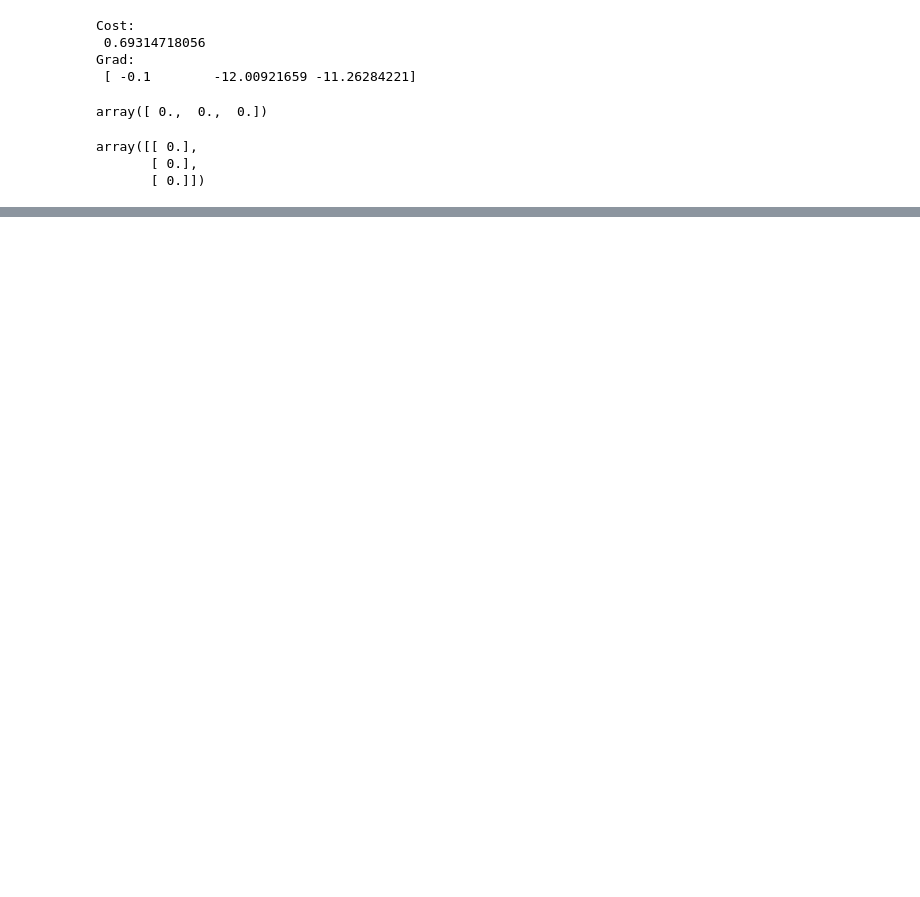
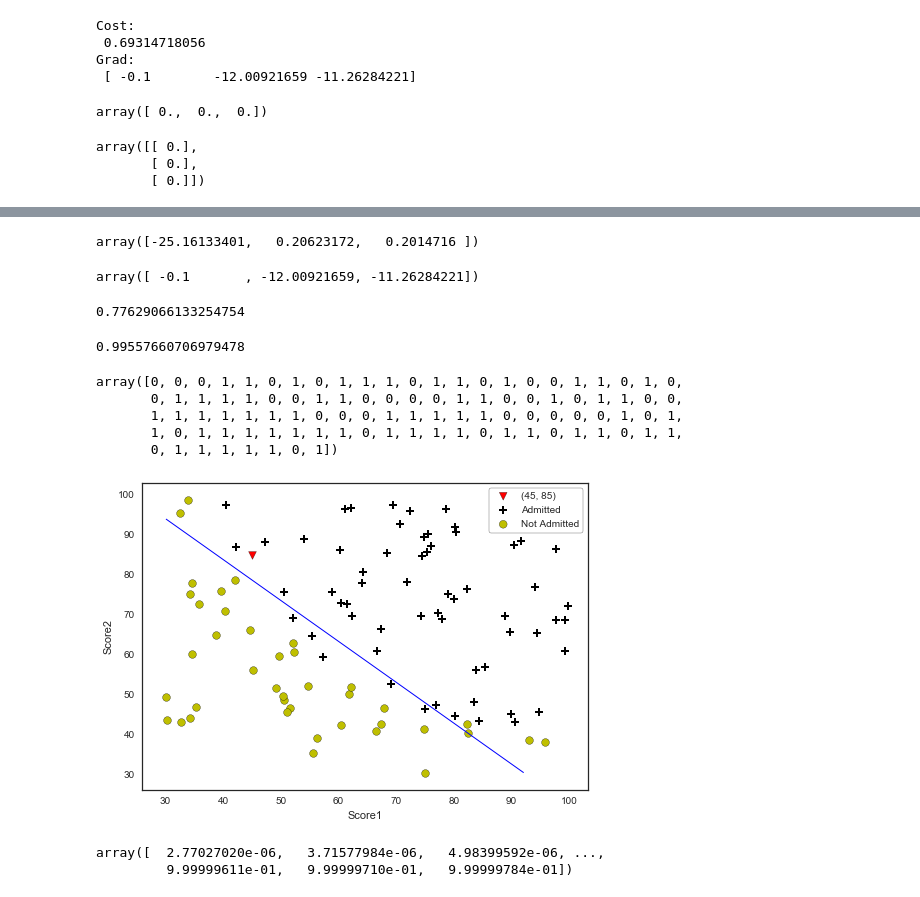
Before and after one commit to harish000/scikit-learn-explorer, a Jupyter notebook: Machine_Learning_Coursera/Logistic Regression.ipynb, the cells around one changed output, grey strips where cells are left out. Saved outputs shown, nothing was run; the diff lists cells and outputs as text; code cells hidden in the pictures; blank space fills up the shorter version.

```diff
--- a/Machine_Learning_Coursera/Logistic Regression.ipynb
+++ b/Machine_Learning_Coursera/Logistic Regression.ipynb
@@ -108,0 +115,3 @@ array([[ 0.],
+# %%
+optimizeCF = minimize(costFunction,initial_theta, args=(X,y), method=None, jac=gradient, options={'maxiter':400})
+optimizeCF
@@ -108,0 +136,43 @@ array([[ 0.],
+# %%
+optimizeCF.x
+# %% [output]
+array([-25.16133401,   0.20623172,   0.2014716 ])
+# %%
+grad
+# %% [output]
+array([ -0.1       , -12.00921659, -11.26284221])
+# %%
+scipy.special.expit(np.array([1, 45, 85]).dot(optimizeCF.x.T))
+# %% [output]
+0.77629066133254754
+# %%
+scipy.special.expit(np.array([1, 75, 75]).dot(optimizeCF.x.T))
+# %% [output]
+0.99557660706979478
+# %%
+p = predict(optimizeCF.x, X)
+p
+# %% [output]
+array([0, 0, 0, 1, 1, 0, 1, 0, 1, 1, 1, 0, 1, 1, 0, 1, 0, 0, 1, 1, 0, 1, 0,
+       0, 1, 1, 1, 1, 0, 0, 1, 1, 0, 0, 0, 0, 1, 1, 0, 0, 1, 0, 1, 1, 0, 0,
+       1, 1, 1, 1, 1, 1, 1, 0, 0, 0, 1, 1, 1, 1, 1, 0, 0, 0, 0, 0, 1, 0, 1,
+       1, 0, 1, 1, 1, 1, 1, 1, 1, 0, 1, 1, 1, 1, 0, 1, 1, 0, 1, 1, 0, 1, 1,
+       0, 1, 1, 1, 1, 1, 0, 1])
+# %%
+plt.scatter(45, 85, s=60, c='r', marker='v', label='(45, 85)')
+neg = data[:,2]==0
+pos = data[:,2]==1
+axes = plt.gca()
+axes.scatter(data[pos][:,0], data[pos][:,1], marker='+', c='k', s=60, linewidth=2, label="Admitted")
+axes.scatter(data[neg][:,0], data[neg][:,1], c='y', s=60, label="Not Admitted")
+axes.set_xlabel("Score1")
+axes.set_ylabel("Score2")
+axes.legend(frameon= True, fancybox = True);
+x1_min, x1_max = X[:,1].min(), X[:,1].max(),
+x2_min, x2_max = X[:,2].min(), X[:,2].max(),
+xx1, xx2 = np.meshgrid(np.linspace(x1_min, x1_max), np.linspace(x2_min, x2_max))
+h = sigmoid(np.c_[np.ones((xx1.ravel().shape[0],1)), xx1.ravel(), xx2.ravel()].dot(optimizeCF.x))
+h = h.reshape(xx1.shape)
+plt.contour(xx1, xx2, h, [0.5], linewidths=1, colors='b');
+# %% [output]
+[figure, added]
@@ -108,0 +181,6 @@ array([[ 0.],
+# %%
+h = sigmoid(np.c_[np.ones((xx1.ravel().shape[0],1)), xx1.ravel(), xx2.ravel()].dot(optimizeCF.x))
+h
+# %% [output]
+array([  2.77027020e-06,   3.71577984e-06,   4.98399592e-06, ...,
+         9.99999611e-01,   9.99999710e-01,   9.99999784e-01])
```
Also changed, not shown: parts of 6 cells of this notebook.
